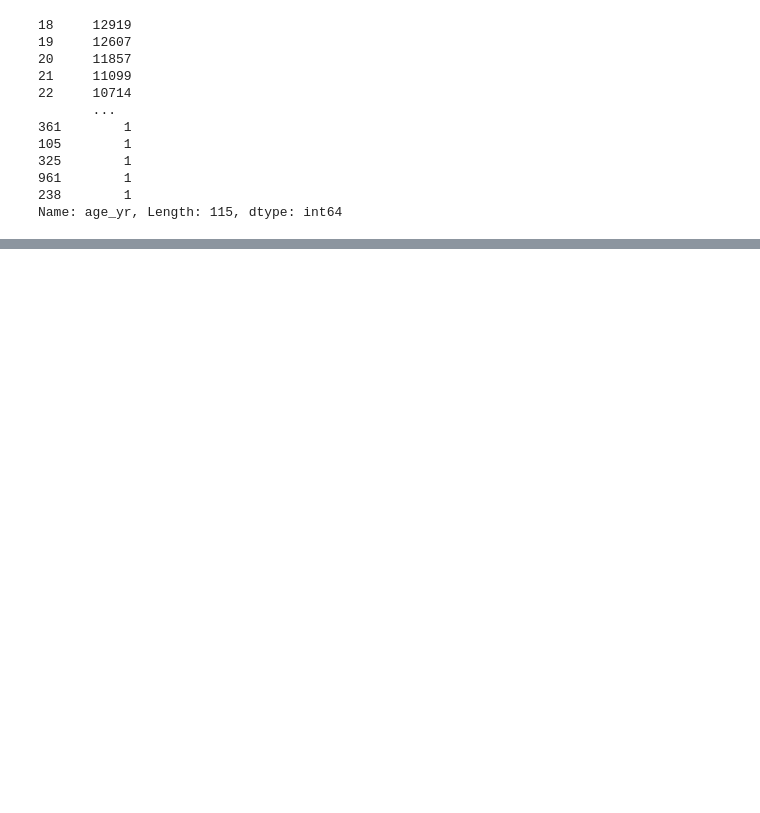
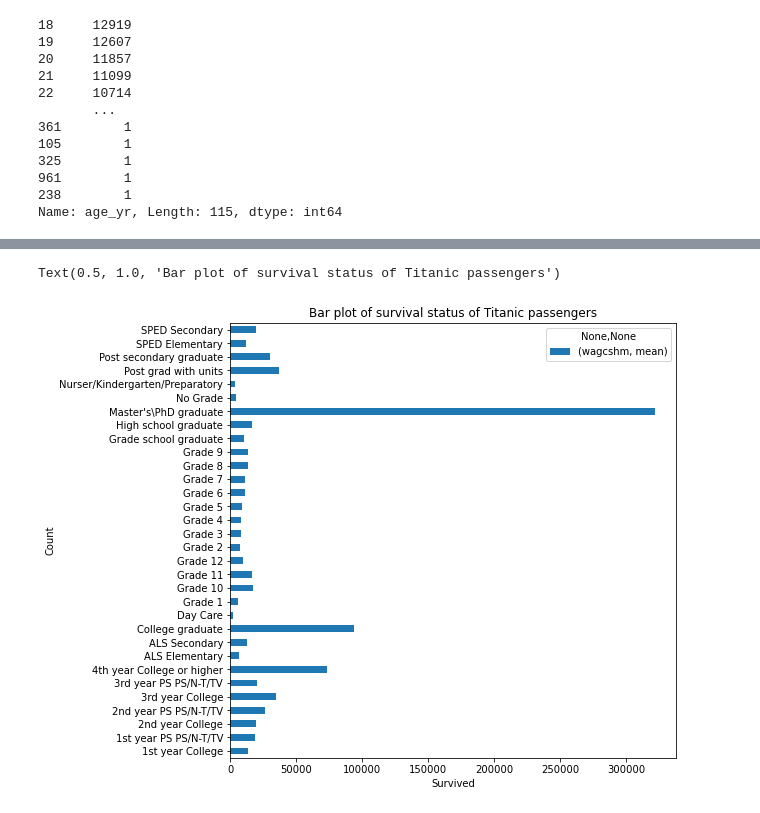
Before and after one commit to DineshOng/CSMODEL, a Jupyter notebook: CSMODEL-Final.ipynb, the cells around one changed output, grey strips where cells are left out. Cells and saved outputs as stored; diff of their text form; code cells hidden in the pictures; blank space fills up the shorter version.

```diff
--- a/CSMODEL-Final.ipynb
+++ b/CSMODEL-Final.ipynb
@@ -244,0 +232,8 @@ over18.groupby("educal").agg({"wagcshm": ["mean", "std", "count"]}).sort_values(
+# %%
+educ_salary.plot(kind="barh", figsize=(8, 8))
+plt.xlabel('Survived')
+plt.ylabel('Count')
+plt.title('Bar plot of survival status of Titanic passengers')
+# %% [output]
+Text(0.5, 1.0, 'Bar plot of survival status of Titanic passengers')
+[figure, added]
```
Also changed, not shown: parts of 29 cells of this notebook, 1 other file.
